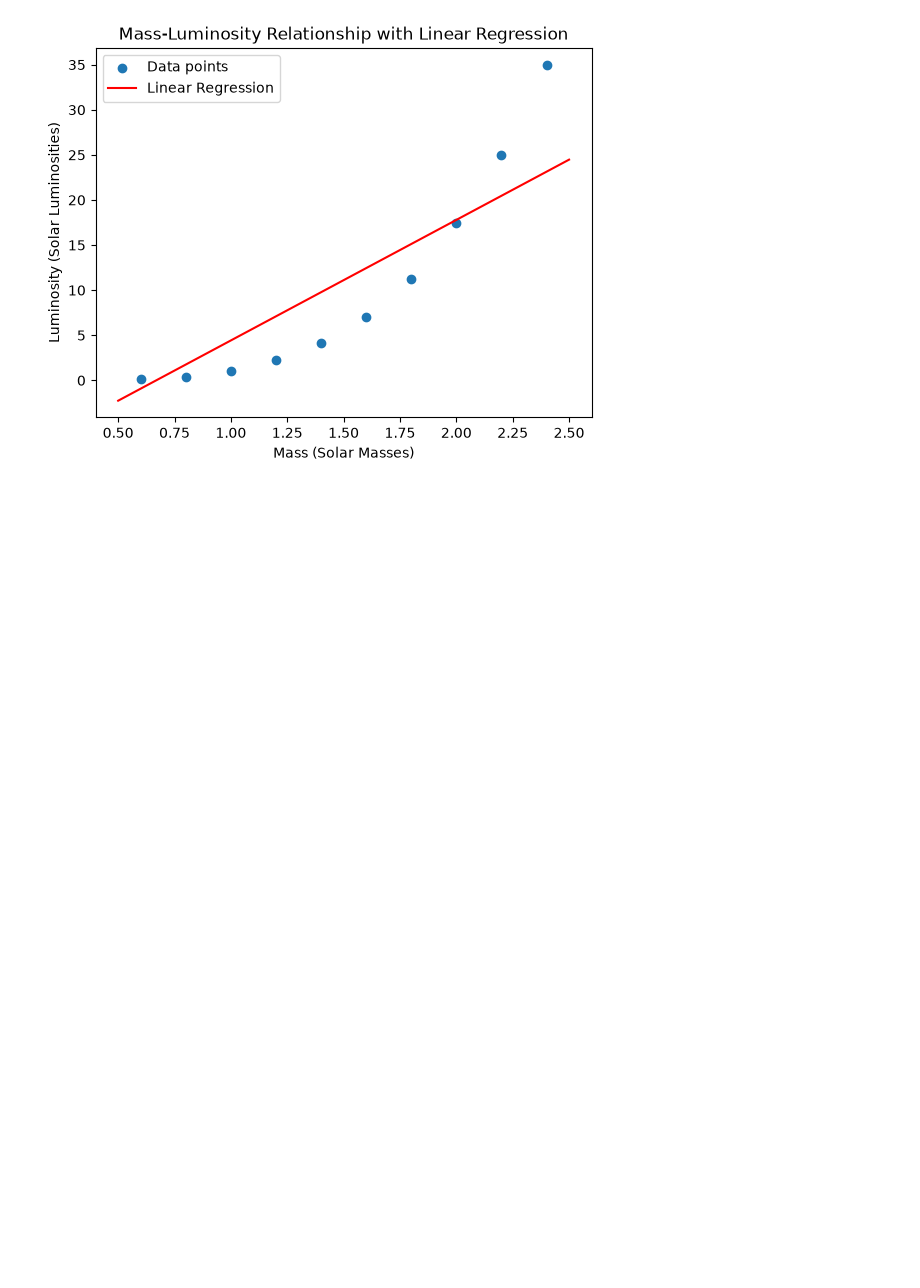
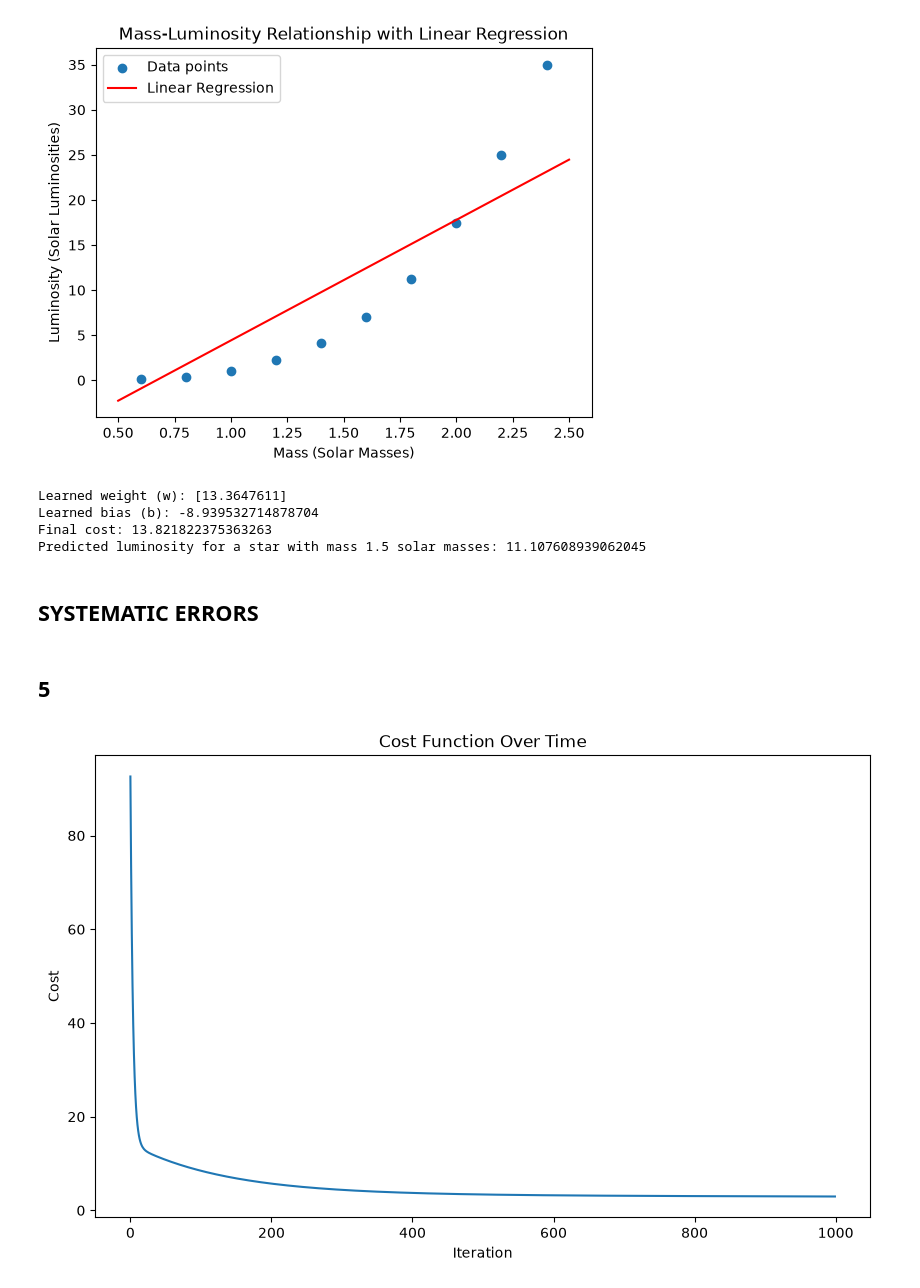
Before and after one commit to nestorlop/AI-Stellar-Luminosity, a Jupyter notebook: stellar_luminosity_hands_on.ipynb, the cells around one changed output. Drawn from its saved outputs; the diff is of its cells as text; code cells hidden in the pictures; blank space fills up the shorter version.

```diff
--- a/stellar_luminosity_hands_on.ipynb
+++ b/stellar_luminosity_hands_on.ipynb
@@ -144,3 +144,33 @@ plt.legend()
 plt.show()
 # %% [output]
 [figure]
+# %%
+print("Learned weight (w):", w)
+print("Learned bias (b):", b)
+print("Final cost:", cost_history[-1])
+print("Predicted luminosity for a star with mass 1.5 solar masses:", prediction(np.array([[1.5]]), w, b)[0])
+# %% [output]
+Learned weight (w): [13.3647611]
+Learned bias (b): -8.939532714878704
+Final cost: 13.821822375363263
+Predicted luminosity for a star with mass 1.5 solar masses: 11.107608939062045
+# %% [markdown]
+## SYSTEMATIC ERRORS
+# %% [markdown]
+## 5
+# %%
+X_polynomial = np.column_stack((mass, mass**2))
+w_init_poly = np.array([0.0, 0.0])
+b_init_poly = 0.0
+learning_rate_poly = 0.01
+num_iterations_poly = 1000
+w_poly, b_poly , poly_cost_history = gradientDescent(X_polynomial, luminosity, w_init_poly, b_init_poly, learning_rate_poly, num_iterations_poly)
+# %%
+plt.figure(figsize=(10, 6))
+plt.plot(poly_cost_history)
+plt.xlabel("Iteration")
+plt.ylabel("Cost")
+plt.title("Cost Function Over Time")
+plt.show()
+# %% [output]
+[figure, added]
```
Also changed, not shown: parts of 11 cells of this notebook.
